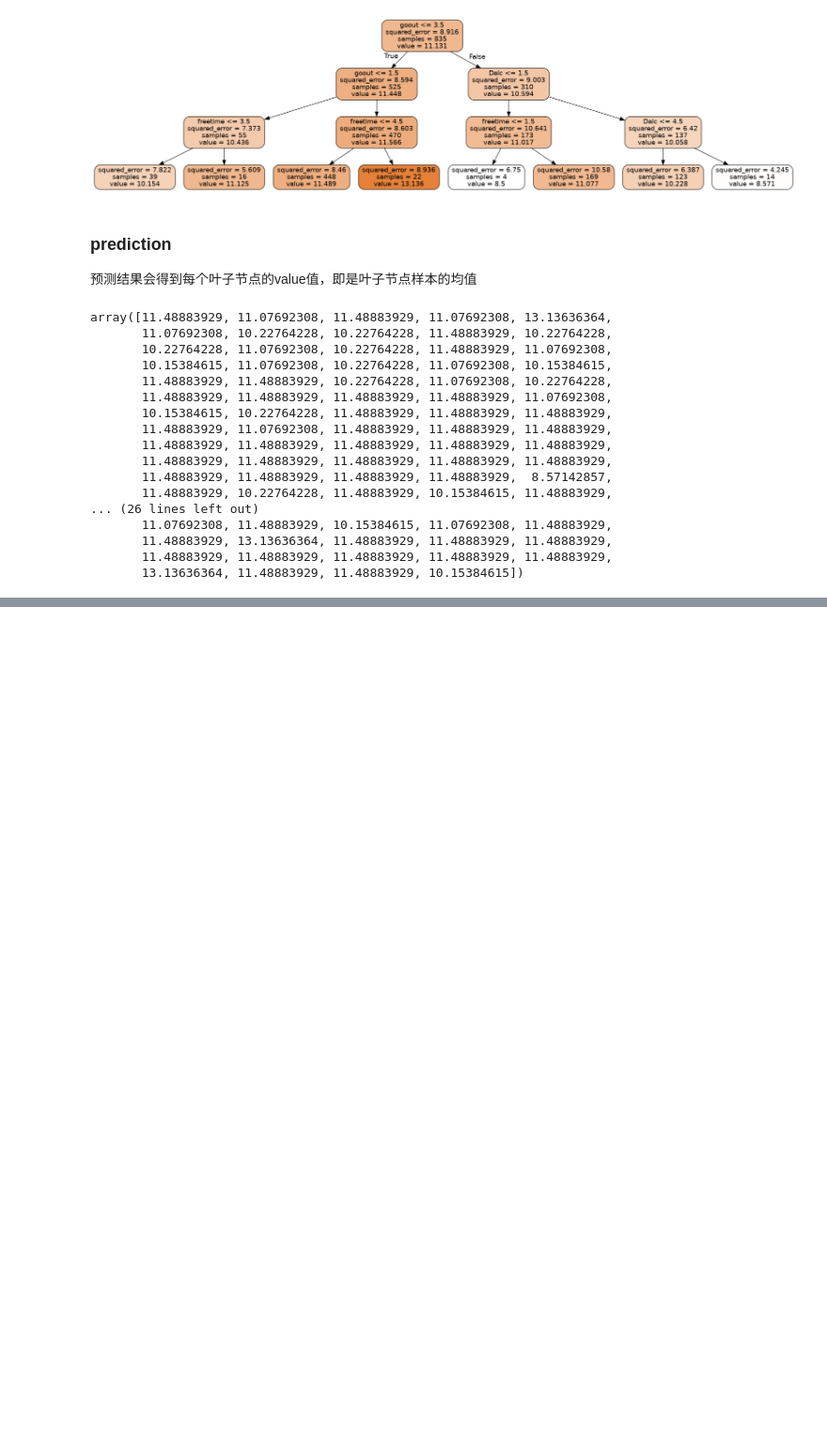
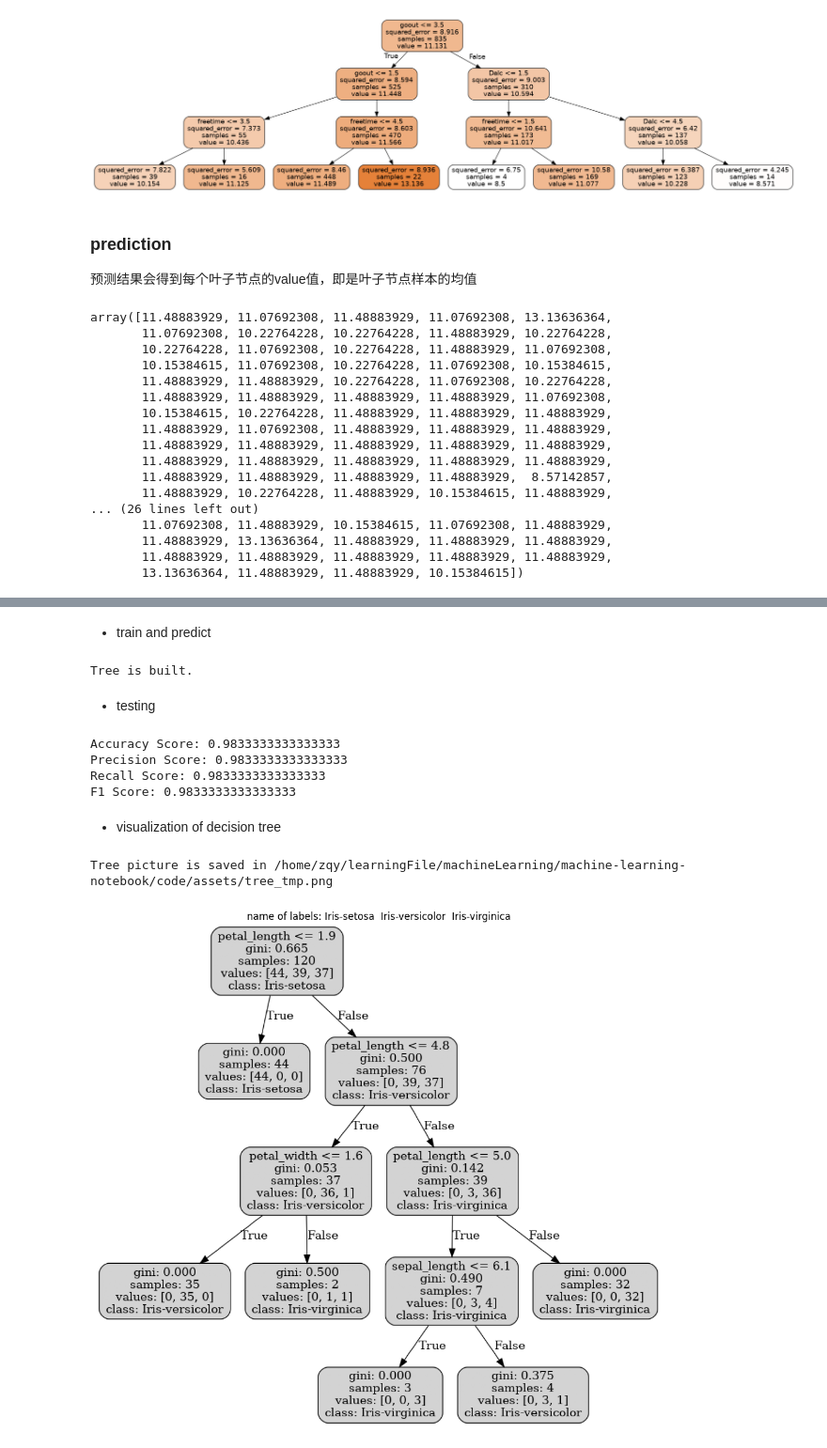
Before and after one commit to bu-bu-xxx/machine-learning-notebook, a Jupyter notebook: code/03_decision_tree.ipynb, the cells around one changed output, grey strips where cells are left out. Shown at 94% size. Saved outputs shown, nothing was run; the diff lists cells and outputs as text; code cells hidden in the pictures; blank space fills up the shorter version.

Commit message:
添加decision tree.ipynb .py

```diff
--- a/code/03-decision_tree.ipynb
+++ b/code/03_decision_tree.ipynb
@@ -353,0 +397,44 @@ array([11.48883929, 11.07692308, 11.48883929, 11.07692308, 13.13636364,
+# %% [markdown]
+* train and predict
+# %%
+from Numpy.decision_tree import DecisionTreeClassifier as dtc_numpy
+
+
+# X_train.reset_index(drop=True, inplace=True)
+# y_train.reset_index(drop=True, inplace=True)
+# X_test.reset_index(drop=True, inplace=True)
+# y_test.reset_index(drop=True, inplace=True)
+dtc = dtc_numpy(max_depth=4)
+dtc.fit(X_train, y_train)
+# %% [output]
+Tree is built.
+# %% [markdown]
+* testing
+# %%
+from Numpy.metrics import Metrics
+
+
+y_pred = dtc.predict(X_train)
+print("Accuracy Score:", Metrics.accuracy(y_train, y_pred))
+print("Precision Score:", Metrics.precision(y_train, y_pred, type="micro"))
+print("Recall Score:", Metrics.recall(y_train, y_pred, type="micro"))
+print("F1 Score:", Metrics.f1(y_train, y_pred, type="micro"))
+# %% [output]
+Accuracy Score: 0.9833333333333333
+Precision Score: 0.9833333333333333
+Recall Score: 0.9833333333333333
+F1 Score: 0.9833333333333333
+# %% [markdown]
+* visualization of decision tree
+# %%
+from matplotlib import pyplot as plt
+img_path = dtc.show()
+plt.figure(figsize=(10, 10))
+plt.imshow(plt.imread(img_path))
+plt.axis('off')
+plt.tight_layout()
+plt.title(f"name of labels: {'  '.join(dtc.y_labels)}")
+plt.show()
+# %% [output]
+Tree picture is saved in /home/zqy/learningFile/machineLearning/machine-learning-notebook/code/assets/tree_tmp.png
+[figure, added]
```
Also changed, not shown: parts of 7 cells of this notebook, 6 other files.
